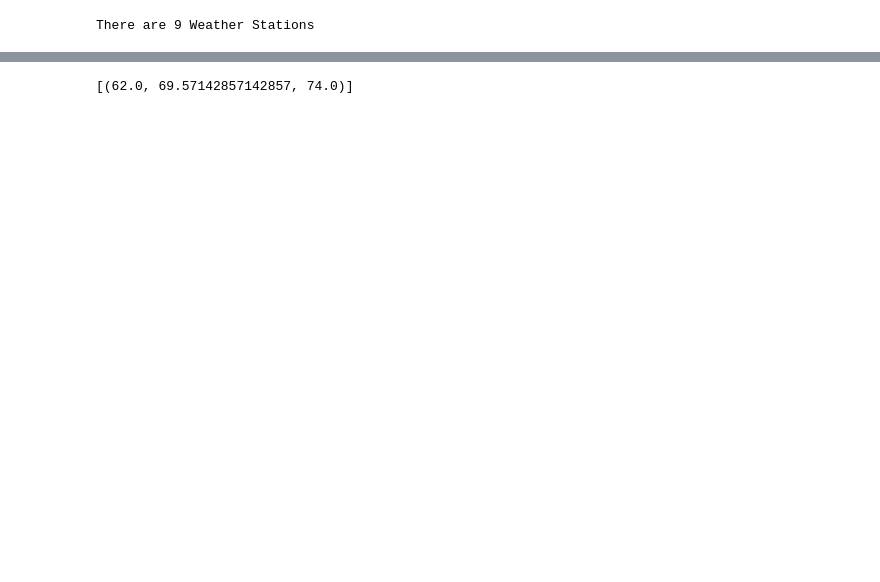
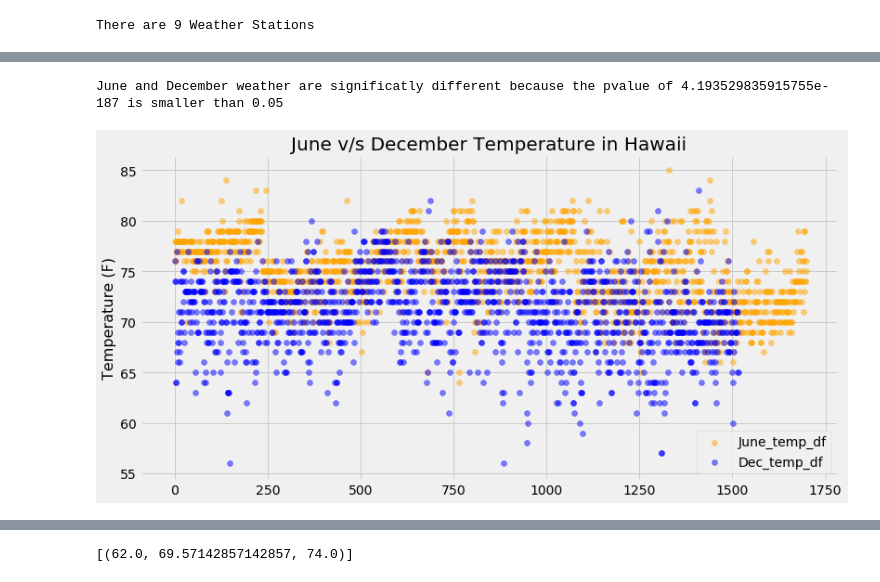
Before and after one commit to vivisantosa/Unit-10-SQLAlchemy-challenge, a Jupyter notebook: climate_starter.ipynb, the cells around one changed output, grey strips where cells are left out. Saved outputs shown, nothing was run; the diff lists cells and outputs as text; code cells hidden in the pictures; blank space fills up the shorter version.

```diff
--- a/climate_starter.ipynb
+++ b/climate_starter.ipynb
@@ -243,0 +240,6 @@ plt.show()
+# %%
+# Create temperature list for June and December
+June_temp_df = pd.DataFrame(session.query(Measurement.tobs).\
+                    filter(extract('month', Measurement.date)==6).all(), columns =['Jun temp'])
+Dec_temp_df = pd.DataFrame(session.query(Measurement.tobs).\
+                    filter(extract('month', Measurement.date)==12).all(), columns =['Dec temp'])
@@ -243,0 +260,25 @@ plt.show()
+# %%
+# Calculate Independent (Two Sample) T-Test
+pvalue = stats.ttest_ind(June_temp_df, Dec_temp_df, equal_var=False)[1][0]
+
+if pvalue < 0.05:
+    print(f"June and December weather are significatly different because the pvalue of {pvalue} is smaller than 0.05")
+else:
+    print(f"June and December weather are NOT different because the pvalue of {pvalue} is larger than 0.05")
+# %% [output]
+June and December weather are significatly different because the pvalue of 4.193529835915755e-187 is smaller than 0.05
+# %%
+# Scatter Plot of Data
+fig, ax = plt.subplots(figsize=(12, 6))
+
+plt.scatter(range(len(June_temp_df)), June_temp_df, label="June_temp_df", color="orange",alpha=0.5)
+plt.scatter(range(len(Dec_temp_df)), Dec_temp_df, label="Dec_temp_df", color="blue", alpha=0.5)
+
+plt.title("June v/s December Temperature in Hawaii", fontsize=20)
+plt.ylabel("Temperature (F)", fontsize=16)
+plt.legend()
+plt.savefig("Graphs/Unit10-4.png")
+
+plt.show()
+# %% [output]
+[figure, added]
```
Also changed, not shown: parts of 52 cells of this notebook, 8 other files.
